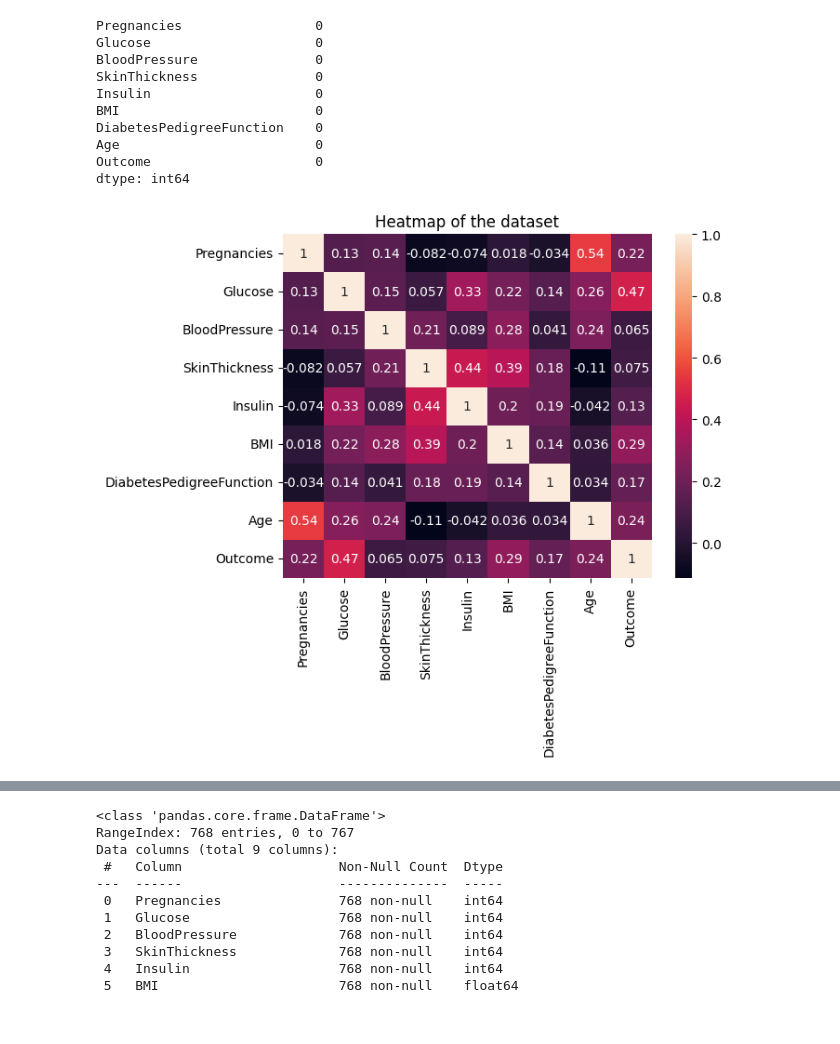
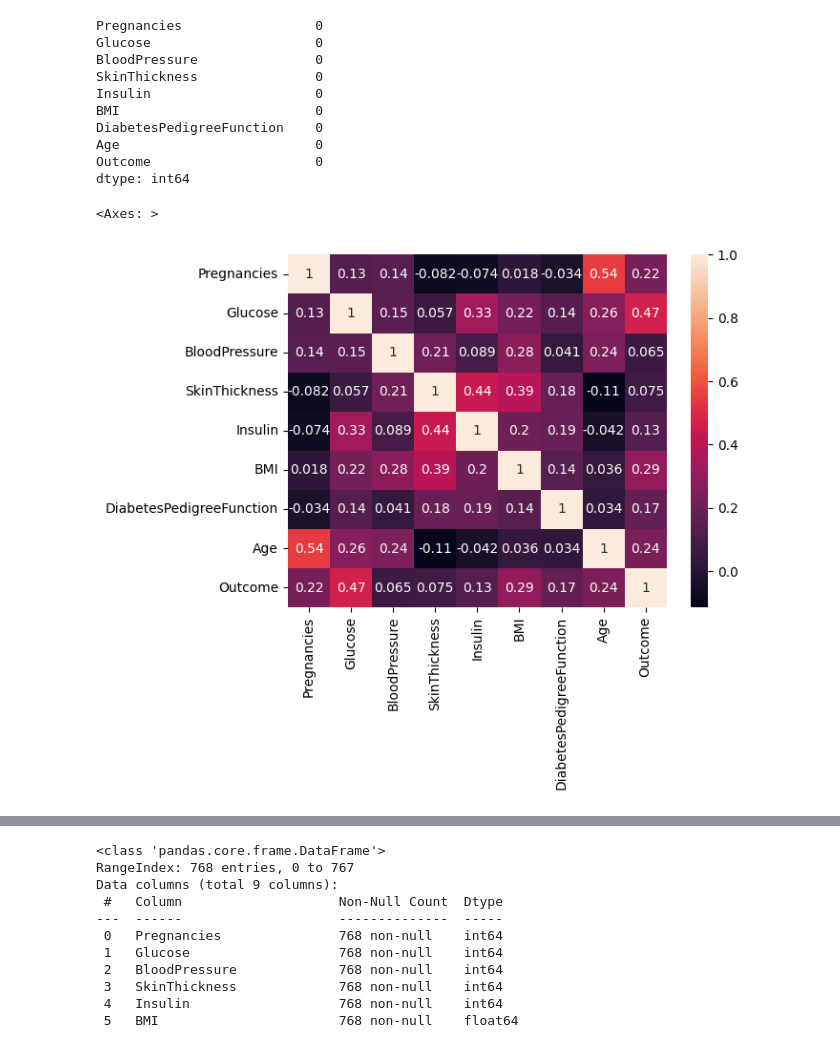
Before and after one commit to AhmedBaari/Healthcare-Data-Analytics, a Jupyter notebook: 1 - EDA.ipynb, the cells around one changed output, grey strips where cells are left out. Saved outputs shown, nothing was run; the diff lists cells and outputs as text; code cells hidden in the pictures.

Commit message:
Resolve logical errors, enhance readability

```diff
--- a/1 - EDA.ipynb
+++ b/1 - EDA.ipynb
@@ -29,7 +5,7 @@ DEPRECATION: Loading egg at c:\program files\python311\lib\site-packages\vboxapi
 import pandas as pd
 import matplotlib.pyplot as plt
 
-df=pd.read_csv("diabetes.csv",header=None)
+df=pd.read_csv("https://raw.githubusercontent.com/plotly/datasets/refs/heads/master/diabetes.csv",header=None)
 df.columns = ['Pregnancies', 'Glucose', 'BloodPressure', 'SkinThickness', 'Insulin', 'BMI',
 'DiabetesPedigreeFunction', 'Age', 'Outcome']
 df.to_csv("new_diabetes.csv",index=False)
@@ -80,10 +52,12 @@ Outcome                     0
 dtype: int64
 # %%
 #to check for the correlation matrix
-corr_matrix=df.corr()
-sns.heatmap(corr_matrix,annot=True)
-plt.title("Heatmap of the dataset")
-plt.show()
+# Convert columns to numeric type first
+numeric_df = df.apply(pd.to_numeric, errors='coerce')
+corr_matrix = numeric_df.corr()
+
+sns.heatmap(corr_matrix, annot=True)
 # %% [output]
+<Axes: >
-[figure, old version]
+[figure, new version]
 # %%
```
Also changed, not shown: parts of 5 cells of this notebook, 4 other files.
